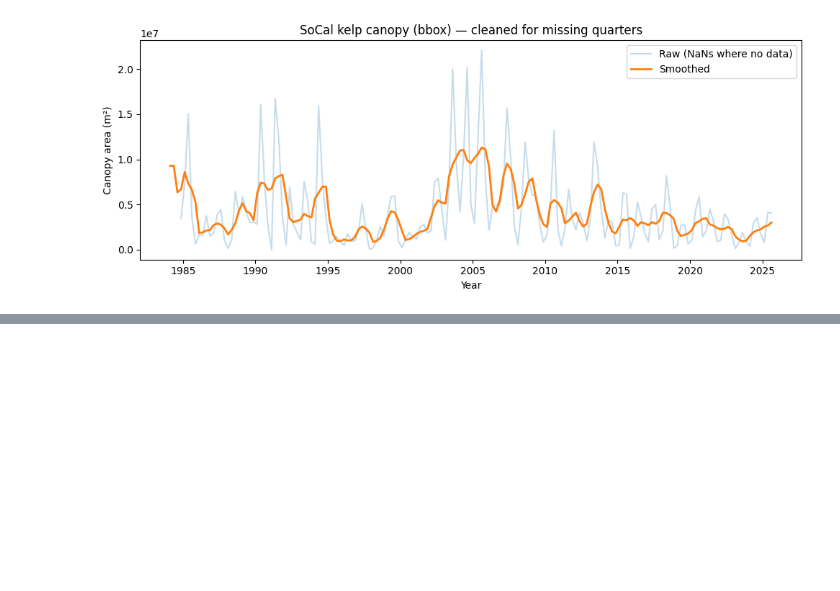
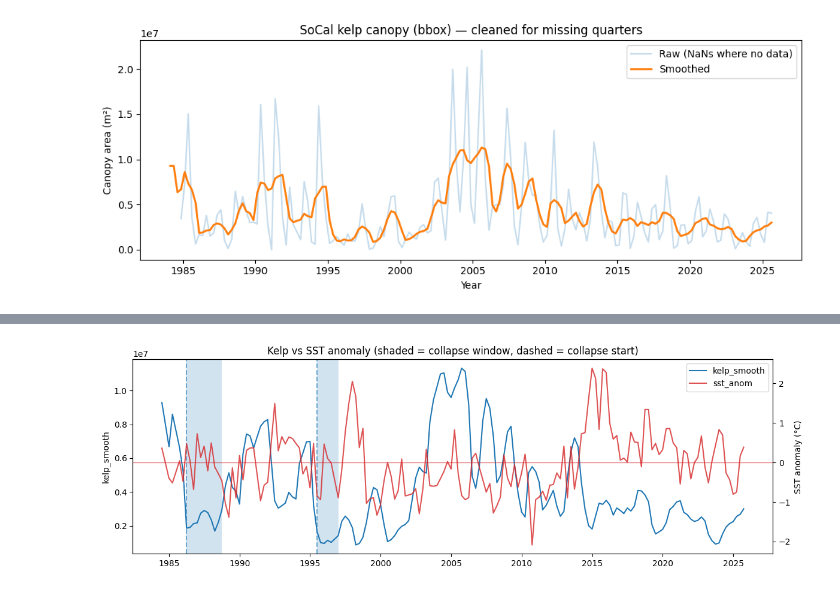
Before and after one commit to tonylin6032/kelp_project, a Jupyter notebook: notebooks/02v2.ipynb, the cells around one changed output, grey strips where cells are left out. Saved outputs shown, nothing was run; the diff lists cells and outputs as text; code cells hidden in the pictures; blank space fills up the shorter version.

```diff
--- a/notebooks/02v2.ipynb
+++ b/notebooks/02v2.ipynb
@@ -350,0 +728,33 @@ print("Saved:", sst_out, "| rows:", len(sst_quarterly), "| range:", sst_quarterl
+# %%
+#12 plot kelp + SST anomaly with collapse windows
+
+import matplotlib.pyplot as plt
+
+fig, ax1 = plt.subplots(figsize=(12,4))
+
+# kelp on left axis (default color)
+ax1.plot(df_combo.index, df_combo["kelp_smooth"], label="kelp_smooth")
+ax1.set_ylabel("kelp_smooth")
+
+# SST anomaly on right axis (force different color)
+ax2 = ax1.twinx()
+ax2.plot(df_combo.index, df_combo["sst_anom"], color="tab:red", alpha=0.8, label="sst_anom")
+ax2.axhline(0, color="tab:red", linewidth=1, alpha=0.6)
+ax2.set_ylabel("SST anomaly (°C)")
+
+# collapse windows
+for _, e in events.iterrows():
+    ax1.axvspan(e["collapse_start"], e["collapse_end"], alpha=0.2)
+    ax1.axvline(e["collapse_start"], linestyle="--", alpha=0.6)
+
+ax1.set_title("Kelp vs SST anomaly (shaded = collapse window, dashed = collapse start)")
+
+# combined legend
+lines1, labels1 = ax1.get_legend_handles_labels()
+lines2, labels2 = ax2.get_legend_handles_labels()
+ax1.legend(lines1 + lines2, labels1 + labels2, loc="upper right")
+
+fig.tight_layout()
+plt.show()
+# %% [output]
+[figure, added]
```
Also changed, not shown: parts of 11 cells of this notebook, 9 other files.
